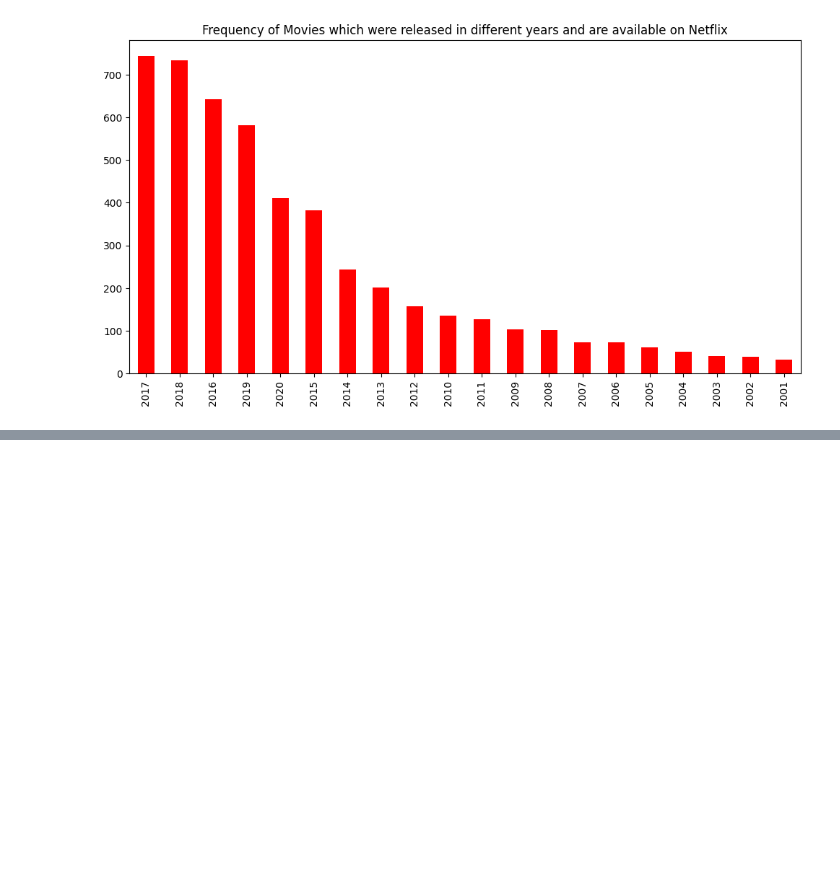
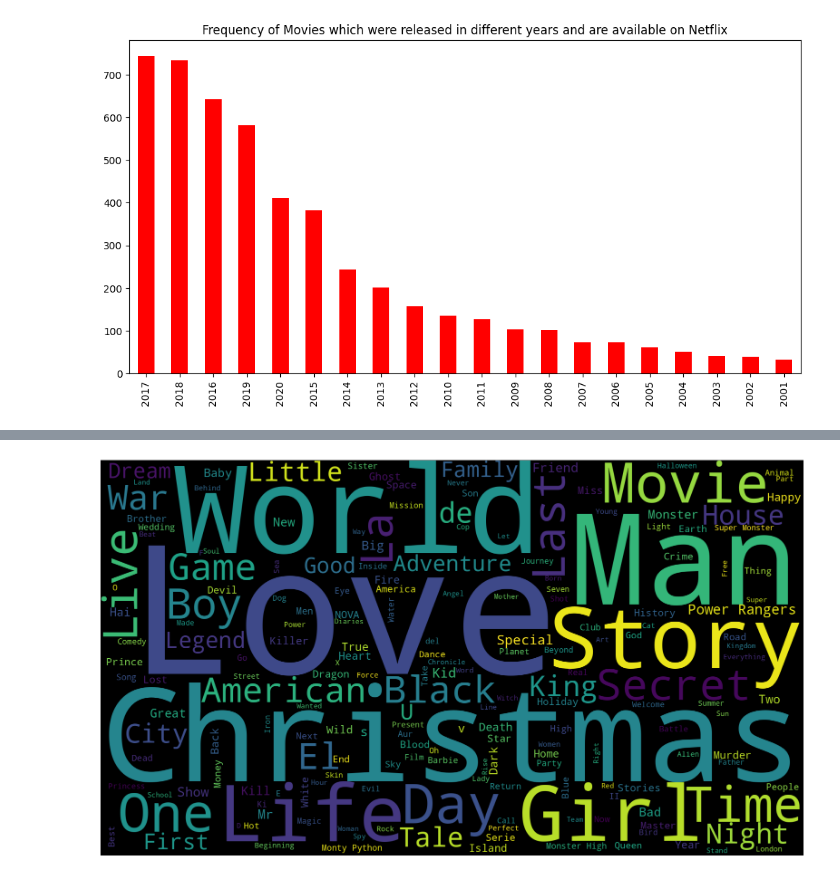
Before and after one commit to pritesh2292/Netflix-Movies-Tv-Shows-Clustering, a Jupyter notebook: Netflix_unsupervised_ML_capstone_project_.ipynb, the cells around one changed output, grey strips where cells are left out. Saved outputs shown, nothing was run; the diff lists cells and outputs as text; code cells hidden in the pictures; blank space fills up the shorter version.

```diff
--- a/Netflix_unsupervised_ML_capstone_project_.ipynb
+++ b/Netflix_unsupervised_ML_capstone_project_.ipynb
@@ -293,0 +317,9 @@ Text(0.5, 1.0, 'Frequency of Movies which were released in different years and a
+# %%
+plt.subplots(figsize=(20,12))
+wordcloud = WordCloud(background_color='Black',width=1920,height=1080).generate(" ".join(df.title))
+plt.imshow(wordcloud)
+plt.axis('off')
+plt.savefig('cast.png')
+plt.show()
+# %% [output]
+[figure, added]
```
Also changed, not shown: parts of 4 cells of this notebook.
